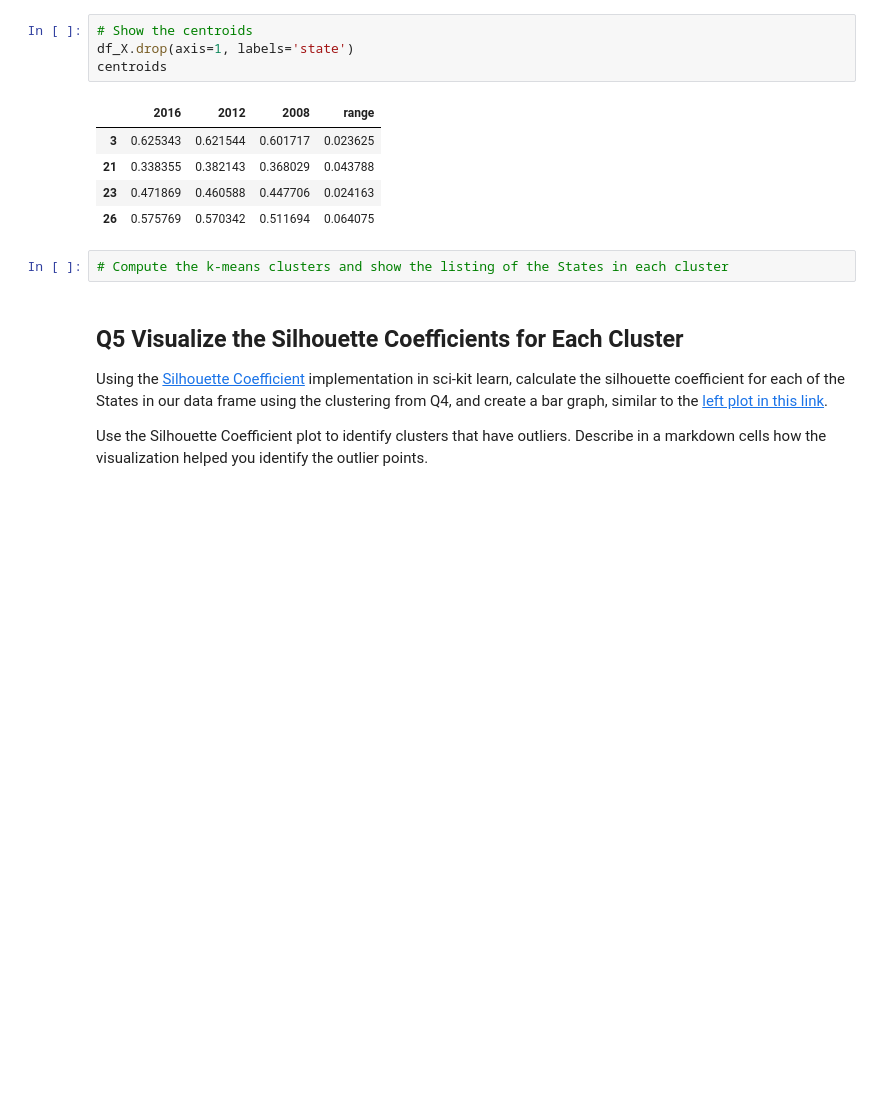
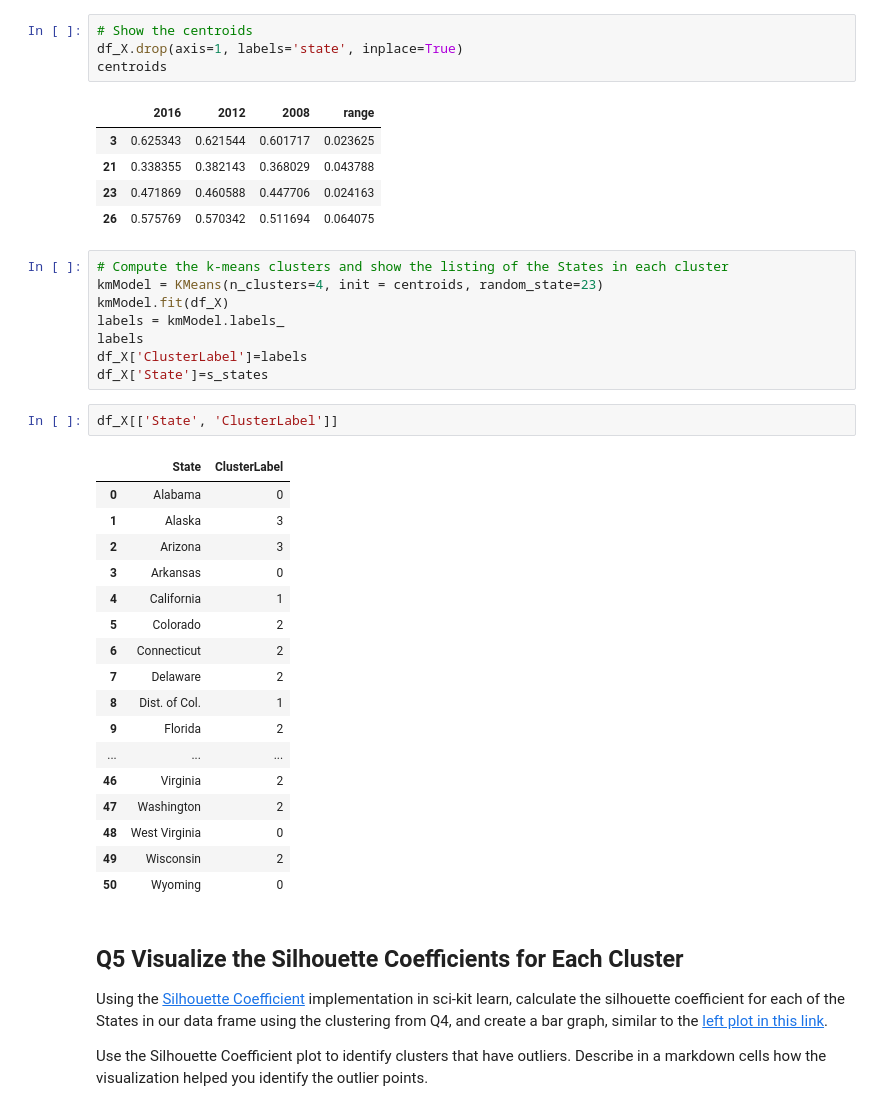
Before and after one commit to BictorFonseca/DataAnalysis, a Jupyter notebook: CS329E_HW11.ipynb, the cells around one changed output. Saved outputs shown, nothing was run; the diff lists cells and outputs as text; blank space fills up the shorter version.

```diff
--- a/CS329E_HW11.ipynb
+++ b/CS329E_HW11.ipynb
@@ -151,7 +151,7 @@ init = ['Montana','Arkansas','Massachusetts','Minnesota']
 centroids=df_X[df_X['state'].isin(init)].drop(axis=1, labels='state')
 # %%
 # Show the centroids
-df_X.drop(axis=1, labels='state')
+df_X.drop(axis=1, labels='state', inplace=True)
 centroids
 # %% [output]
 |  | 2016 | 2012 | 2008 | range |
@@ -161,6 +161,32 @@ centroids
 | 26 | 0.575769 | 0.570342 | 0.511694 | 0.064075 |
 # %%
 # Compute the k-means clusters and show the listing of the States in each cluster
+kmModel = KMeans(n_clusters=4, init = centroids, random_state=23)
+kmModel.fit(df_X)
+labels = kmModel.labels_
+labels
+df_X['ClusterLabel']=labels
+df_X['State']=s_states
+# %%
+df_X[['State', 'ClusterLabel']]
+# %% [output]
+|  | State | ClusterLabel |
+| 0 | Alabama | 0 |
+| 1 | Alaska | 3 |
+| 2 | Arizona | 3 |
+| 3 | Arkansas | 0 |
+| 4 | California | 1 |
+| 5 | Colorado | 2 |
+| 6 | Connecticut | 2 |
+| 7 | Delaware | 2 |
+| 8 | Dist. of Col. | 1 |
+| 9 | Florida | 2 |
+| ... | ... | ... |
+| 46 | Virginia | 2 |
+| 47 | Washington | 2 |
+| 48 | West Virginia | 0 |
+| 49 | Wisconsin | 2 |
+| 50 | Wyoming | 0 |
 # %% [markdown]
 ## Q5 Visualize the Silhouette Coefficients for Each Cluster
 
```
Also changed, not shown: parts of 3 cells of this notebook.
